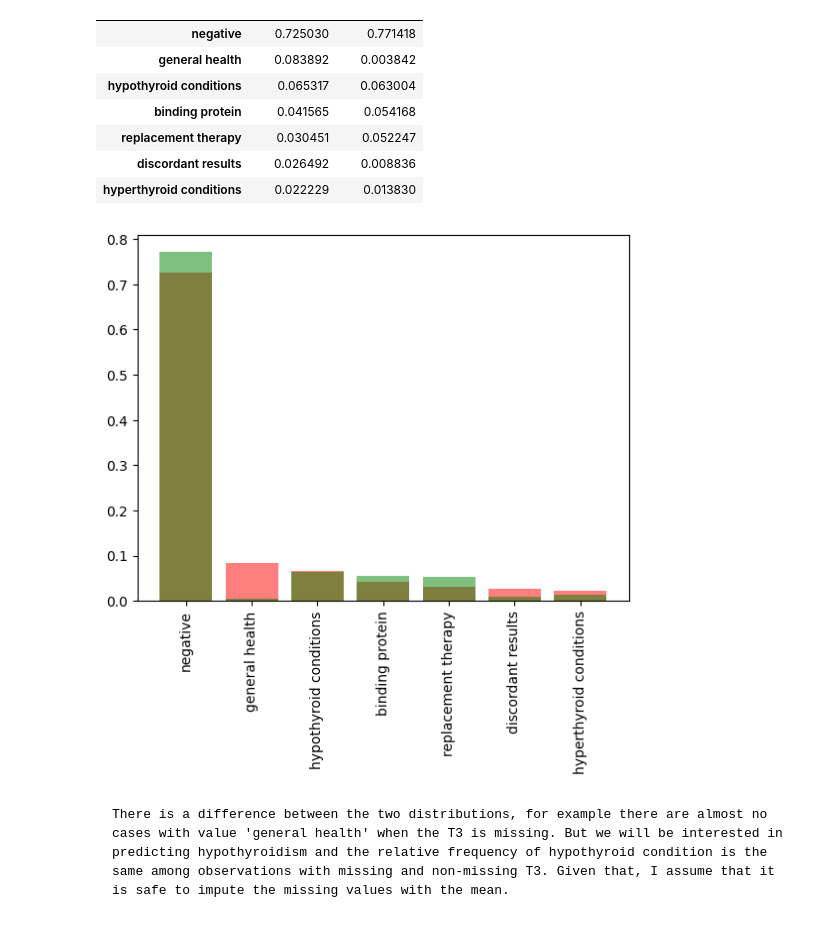
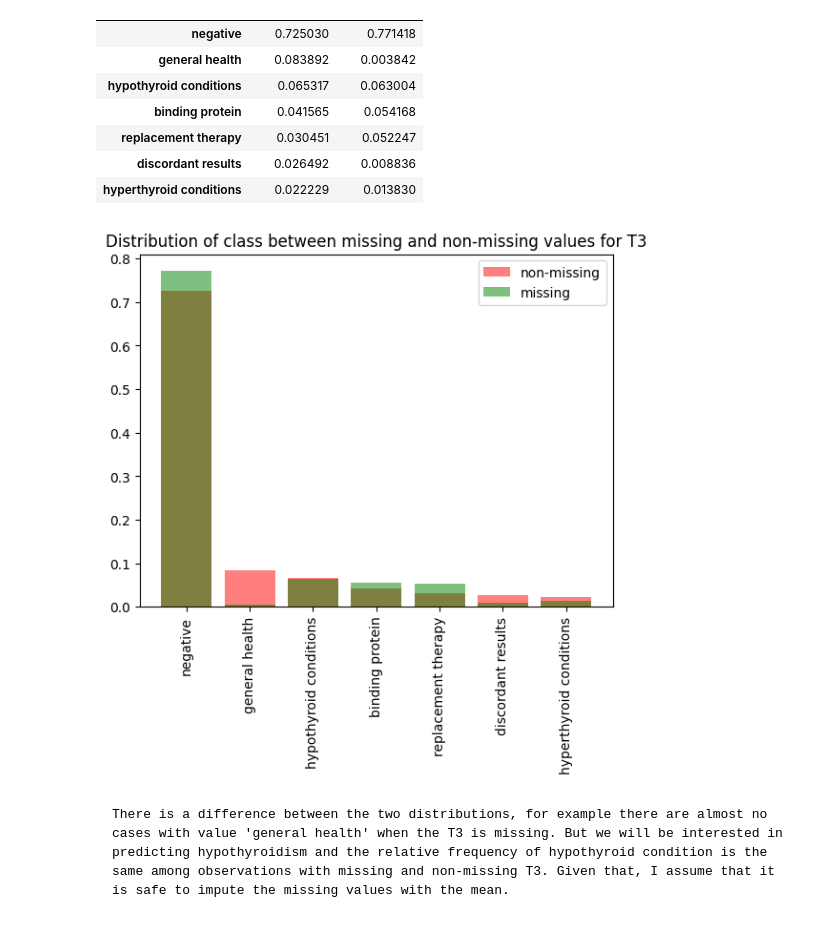
Before and after one commit to kchomakova/ai_upskill_2025_datascience, a Jupyter notebook: notebooks/Predict Hypothyroidism.ipynb, the cells around one changed output. Drawn from its saved outputs; the diff is of its cells as text; code cells hidden in the pictures.

```diff
--- a/notebooks/Predict Hypothyroidism.ipynb
+++ b/notebooks/Predict Hypothyroidism.ipynb
@@ -283,13 +313,15 @@ combined
 | discordant results | 0.026492 | 0.008836 |
 | hyperthyroid conditions | 0.022229 | 0.013830 |
 # %%
-plt.bar(combined.index, combined.proportion_x, alpha = 0.5, color = 'r')
-plt.bar(combined.index, combined.proportion_y, alpha = 0.5, color = 'g')
+plt.bar(combined.index, combined.proportion_x, alpha = 0.5, color = 'r', label='non-missing')
+plt.bar(combined.index, combined.proportion_y, alpha = 0.5, color = 'g', label='missing')
 ax = plt.gca()
 ax.set_xticklabels(combined.index, rotation=90)
+plt.title("Distribution of class between missing and non-missing values for T3")
+plt.legend()
 plt.show()
 # %% [output]
-[figure, old version]
+[figure, new version]
 # %% [markdown]
     There is a difference between the two distributions, for example there are almost no cases with value 'general health' when the T3 is missing. But we will be interested in predicting hypothyroidism and the relative frequency of hypothyroid condition is the same among observations with missing and non-missing T3. Given that, I assume that it is safe to impute the missing values with the mean.
 # %% [markdown]
```
Also changed, not shown: parts of 24 cells of this notebook.
